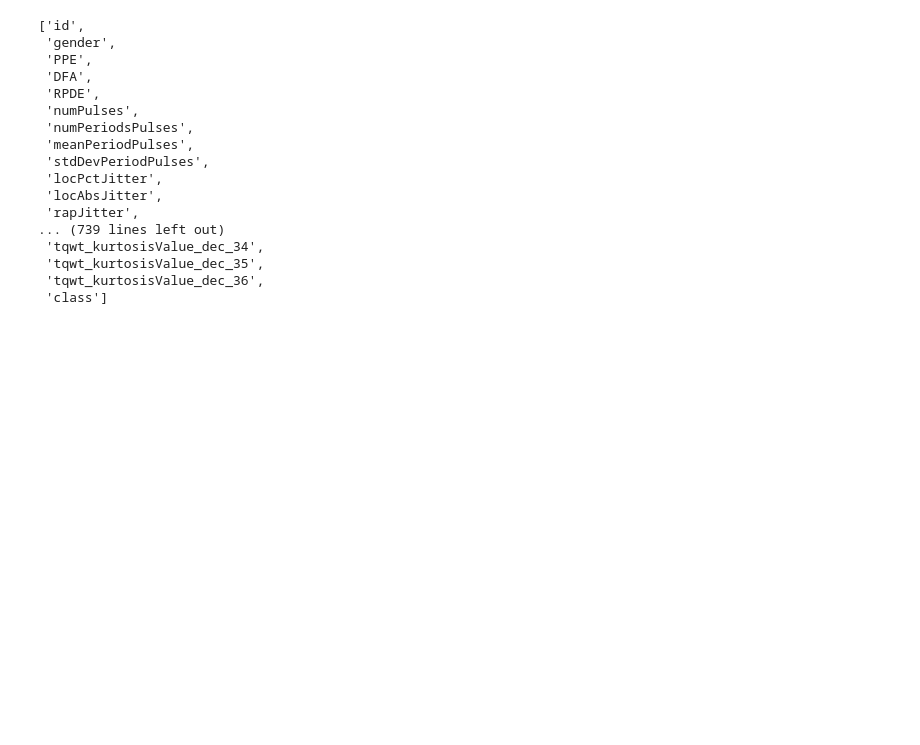
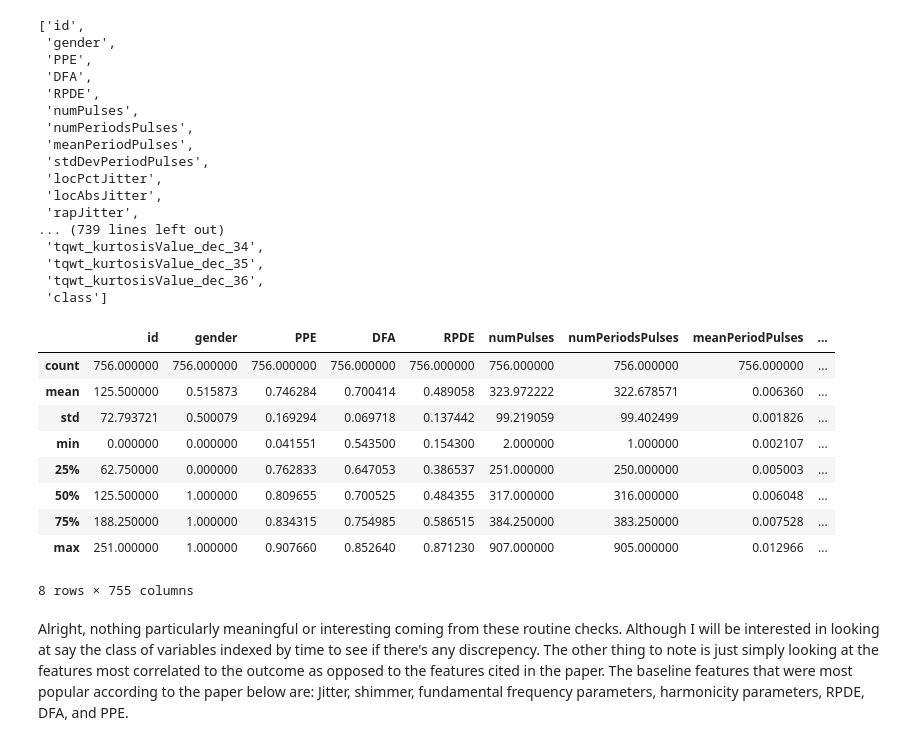
Before and after one commit to Mark-Oussoren/Parkinson_Classification, a Jupyter notebook: notebooks/EDA - Mark.ipynb, the cells around one changed output. Drawn from its saved outputs; the diff is of its cells as text; code cells hidden in the pictures; blank space fills up the shorter version.

```diff
--- a/notebooks/EDA - Mark.ipynb
+++ b/notebooks/EDA - Mark.ipynb
@@ -41,3 +46,18 @@ raw_df.columns.tolist()
  'tqwt_kurtosisValue_dec_35',
  'tqwt_kurtosisValue_dec_36',
  'class']
+# %%
+raw_df.describe()
+# %% [output]
+|  | id | gender | PPE | DFA | RPDE | numPulses | numPeriodsPulses | meanPeriodPulses | ... |
+| count | 756.000000 | 756.000000 | 756.000000 | 756.000000 | 756.000000 | 756.000000 | 756.000000 | 756.000000 | ... |
+| mean | 125.500000 | 0.515873 | 0.746284 | 0.700414 | 0.489058 | 323.972222 | 322.678571 | 0.006360 | ... |
+| std | 72.793721 | 0.500079 | 0.169294 | 0.069718 | 0.137442 | 99.219059 | 99.402499 | 0.001826 | ... |
+| min | 0.000000 | 0.000000 | 0.041551 | 0.543500 | 0.154300 | 2.000000 | 1.000000 | 0.002107 | ... |
+| 25% | 62.750000 | 0.000000 | 0.762833 | 0.647053 | 0.386537 | 251.000000 | 250.000000 | 0.005003 | ... |
+| 50% | 125.500000 | 1.000000 | 0.809655 | 0.700525 | 0.484355 | 317.000000 | 316.000000 | 0.006048 | ... |
+| 75% | 188.250000 | 1.000000 | 0.834315 | 0.754985 | 0.586515 | 384.250000 | 383.250000 | 0.007528 | ... |
+| max | 251.000000 | 1.000000 | 0.907660 | 0.852640 | 0.871230 | 907.000000 | 905.000000 | 0.012966 | ... |
+8 rows × 755 columns
+# %% [markdown]
+Alright, nothing particularly meaningful or interesting coming from these routine checks. Although I will be interested in looking at say the class of variables indexed by time to see if there's any discrepency. The other thing to note is just simply looking at the features most correlated to the outcome as opposed to the features cited in the paper. The baseline features that were most popular according to the paper below are: Jitter, shimmer, fundamental frequency parameters, harmonicity parameters, RPDE, DFA, and PPE.
```
Also changed, not shown: parts of 4 cells of this notebook, 1 other file.
